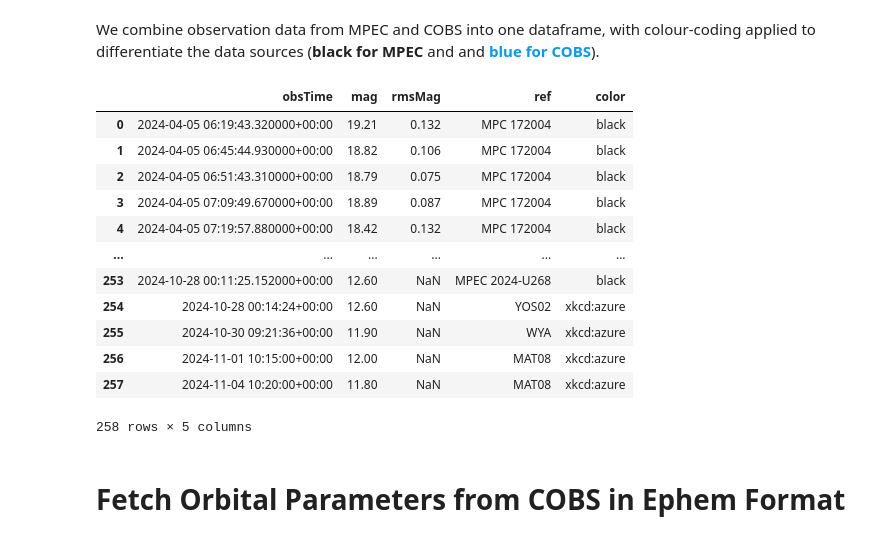
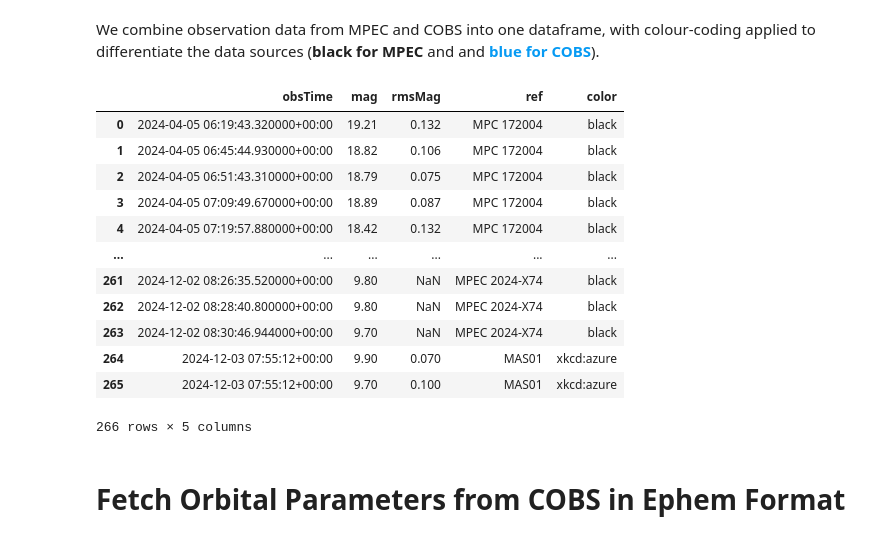
Before and after one commit to aluthfian/c2024g3_magnitude, a Jupyter notebook: c2024g3_magEst.ipynb, the cells around one changed output. Cells and saved outputs as stored; diff of their text form; code cells hidden in the pictures.

Commit message:
Updated estimates
New data on C/2024 G3 comet magnitude has come again this early December, necessitating a slight update to the file in keeping with the new data.

```diff
--- a/c2024g3_magEst.ipynb
+++ b/c2024g3_magEst.ipynb
@@ -129,30 +129,31 @@ We combine observation data from MPEC and COBS into one dataframe, with colour-c
 # %%
 comet_obs_frames = [df_obs_cobs, mpec_obs_df]
 comet_obs_all = pd.concat(comet_obs_frames)
 comet_obs_all.sort_values(by=['obsTime'], inplace=True, ignore_index=True)
 
 # Convert 'obsTime' to datetime format
-comet_obs_all['obsTime'] = pd.to_datetime(comet_obs_all['obsTime'])
+comet_obs_all['obsTime'] = pd.to_datetime(comet_obs_all['obsTime'], format='mixed')
 comet_obs_all['mag'] = pd.to_numeric(comet_obs_all['mag'])
 comet_obs_all['rmsMag'] = pd.to_numeric(comet_obs_all['rmsMag'])
 
 # Define condition for coloring based on 'ref'
+comet_obs_all['ref'] = comet_obs_all['ref'].apply(str)
 comet_obs_all['color'] = comet_obs_all['ref'].apply(lambda x: 'black' if 'MPC' in x or 'MPEC' in x else 'xkcd:azure')
 comet_obs_all
 # %% [output]
 |  | obsTime | mag | rmsMag | ref | color |
 | 0 | 2024-04-05 06:19:43.320000+00:00 | 19.21 | 0.132 | MPC 172004 | black |
 | 1 | 2024-04-05 06:45:44.930000+00:00 | 18.82 | 0.106 | MPC 172004 | black |
 | 2 | 2024-04-05 06:51:43.310000+00:00 | 18.79 | 0.075 | MPC 172004 | black |
 | 3 | 2024-04-05 07:09:49.670000+00:00 | 18.89 | 0.087 | MPC 172004 | black |
 | 4 | 2024-04-05 07:19:57.880000+00:00 | 18.42 | 0.132 | MPC 172004 | black |
 | ... | ... | ... | ... | ... | ... |
-| 253 | 2024-10-28 00:11:25.152000+00:00 | 12.60 | NaN | MPEC 2024-U268 | black |
-| 254 | 2024-10-28 00:14:24+00:00 | 12.60 | NaN | YOS02 | xkcd:azure |
-| 255 | 2024-10-30 09:21:36+00:00 | 11.90 | NaN | WYA | xkcd:azure |
-| 256 | 2024-11-01 10:15:00+00:00 | 12.00 | NaN | MAT08 | xkcd:azure |
-| 257 | 2024-11-04 10:20:00+00:00 | 11.80 | NaN | MAT08 | xkcd:azure |
+| 261 | 2024-12-02 08:26:35.520000+00:00 | 9.80 | NaN | MPEC 2024-X74 | black |
+| 262 | 2024-12-02 08:28:40.800000+00:00 | 9.80 | NaN | MPEC 2024-X74 | black |
+| 263 | 2024-12-02 08:30:46.944000+00:00 | 9.70 | NaN | MPEC 2024-X74 | black |
+| 264 | 2024-12-03 07:55:12+00:00 | 9.90 | 0.070 | MAS01 | xkcd:azure |
+| 265 | 2024-12-03 07:55:12+00:00 | 9.70 | 0.100 | MAS01 | xkcd:azure |
-258 rows × 5 columns
+266 rows × 5 columns
 # %% [markdown]
 # Fetch Orbital Parameters from COBS in Ephem Format
 # %% [markdown]
```
Also changed, not shown: parts of 12 cells of this notebook, 1 other file.
